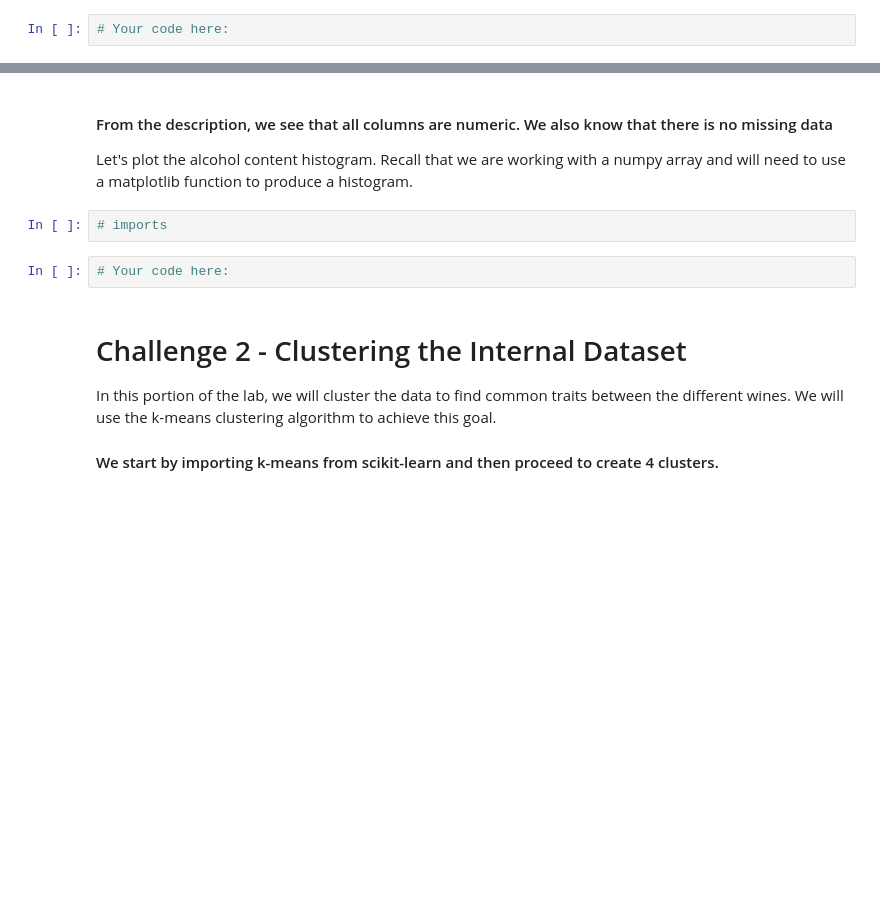
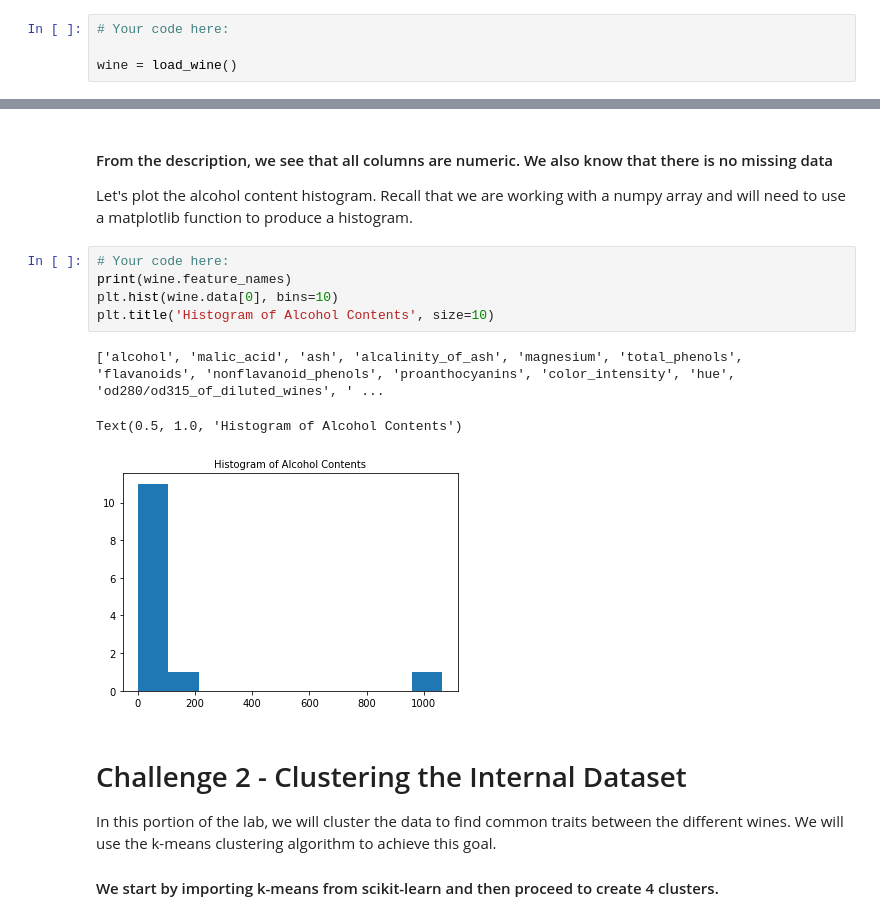
Before and after one commit to ta-datapt-bcn/lab-unsupervised-learning-and-sklearn, a Jupyter notebook: your-code/main.ipynb, the cells around one changed output, grey strips where cells are left out. Saved outputs shown, nothing was run; the diff lists cells and outputs as text; blank space fills up the shorter version.

```diff
--- a/your-code/main.ipynb
+++ b/your-code/main.ipynb
@@ -17,6 +22,8 @@ from sklearn.datasets import load_wine
 In the cell below, use the `load_wine` function and assign the wine dataset to a variable called `wine`.
 # %%
 # Your code here:
+
+wine = load_wine()
 # %% [markdown]
 In the next step, list the keys of the variable `wine` to examine its contents. Note that the `load_wine` function does not return dataframes. It returns you a Python dictionary.
 # %%
@@ -35,10 +83,15 @@ Print the description of the dataset in the cell below using the `DESCR` attribu
 #### From the description, we see that all columns are numeric. We also know that there is no missing data
 
 Let's plot the alcohol content histogram. Recall that we are working with a numpy array and will need to use a matplotlib function to produce a histogram.
-# %%
-# imports
-# %%
-# Your code here:
+# %%
+# Your code here:
+print(wine.feature_names)
+plt.hist(wine.data[0], bins=10)
+plt.title('Histogram of Alcohol Contents', size=10)
+# %% [output]
+['alcohol', 'malic_acid', 'ash', 'alcalinity_of_ash', 'magnesium', 'total_phenols', 'flavanoids', 'nonflavanoid_phenols', 'proanthocyanins', 'color_intensity', 'hue', 'od280/od315_of_diluted_wines', ' ...
+Text(0.5, 1.0, 'Histogram of Alcohol Contents')
+[figure, added]
 # %% [markdown]
 # Challenge 2 - Clustering the Internal Dataset
 
```
Also changed, not shown: parts of 48 cells of this notebook.
